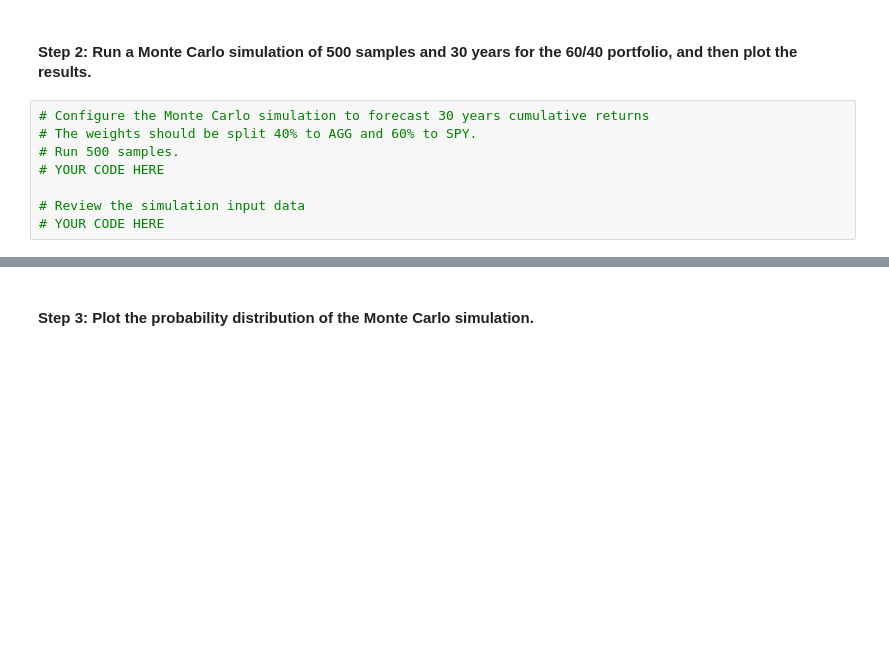
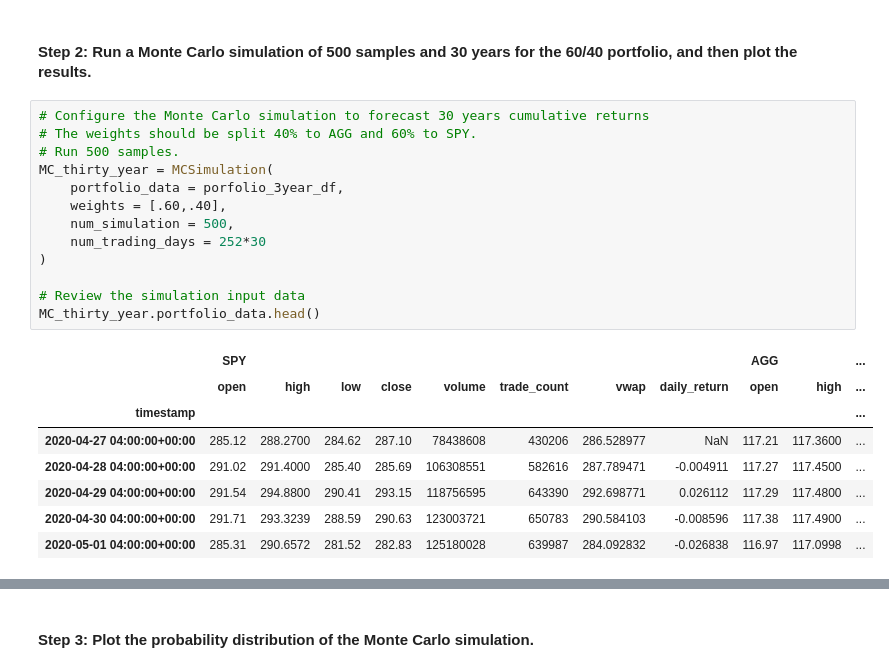
Before and after one commit to PhilipTimothe/Fin-Tech-Module-5, a Jupyter notebook: financial_planning_tools.ipynb, the cells around one changed output, grey strips where cells are left out. Cells and saved outputs as stored; diff of their text form; blank space fills up the shorter version.

```diff
--- a/financial_planning_tools.ipynb
+++ b/financial_planning_tools.ipynb
@@ -521,10 +521,24 @@ pd.concat([porfolio_3year_df.head(), porfolio_3year_df.tail()])
 # %%
 # Configure the Monte Carlo simulation to forecast 30 years cumulative returns
 # The weights should be split 40% to AGG and 60% to SPY.
 # Run 500 samples.
-# YOUR CODE HERE
+MC_thirty_year = MCSimulation(
+    portfolio_data = porfolio_3year_df,
+    weights = [.60,.40],
+    num_simulation = 500,
+    num_trading_days = 252*30
+)
 
 # Review the simulation input data
-# YOUR CODE HERE
+MC_thirty_year.portfolio_data.head()
+# %% [output]
+|  | SPY |  |  |  |  |  |  |  | AGG |  | ... |
+|  | open | high | low | close | volume | trade_count | vwap | daily_return | open | high | ... |
+| timestamp |  |  |  |  |  |  |  |  |  |  | ... |
+| 2020-04-27 04:00:00+00:00 | 285.12 | 288.2700 | 284.62 | 287.10 | 78438608 | 430206 | 286.528977 | NaN | 117.21 | 117.3600 | ... |
+| 2020-04-28 04:00:00+00:00 | 291.02 | 291.4000 | 285.40 | 285.69 | 106308551 | 582616 | 287.789471 | -0.004911 | 117.27 | 117.4500 | ... |
+| 2020-04-29 04:00:00+00:00 | 291.54 | 294.8800 | 290.41 | 293.15 | 118756595 | 643390 | 292.698771 | 0.026112 | 117.29 | 117.4800 | ... |
+| 2020-04-30 04:00:00+00:00 | 291.71 | 293.3239 | 288.59 | 290.63 | 123003721 | 650783 | 290.584103 | -0.008596 | 117.38 | 117.4900 | ... |
+| 2020-05-01 04:00:00+00:00 | 285.31 | 290.6572 | 281.52 | 282.83 | 125180028 | 639987 | 284.092832 | -0.026838 | 116.97 | 117.0998 | ... |
 # %%
 # Run the Monte Carlo simulation to forecast 30 years cumulative returns
```
Also changed, not shown: parts of 7 cells of this notebook.
